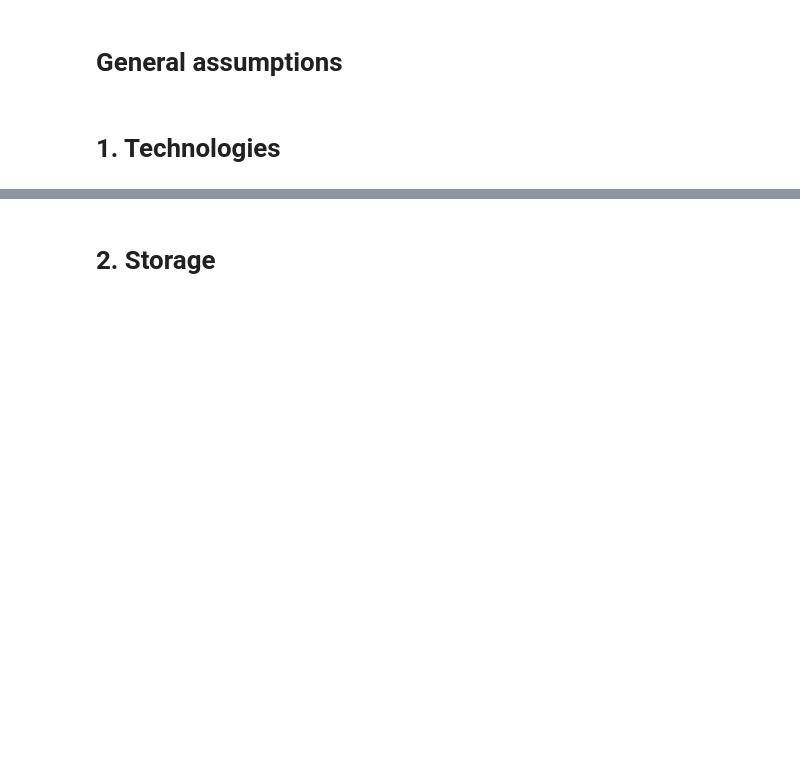
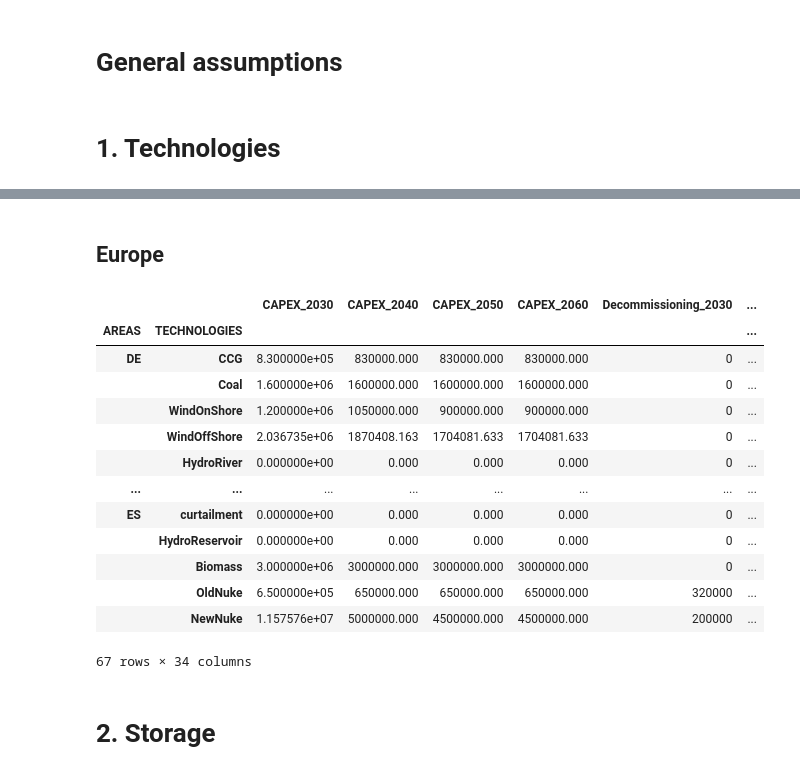
Before and after one commit to robingirard/Energy-Alternatives-Planning, a Jupyter notebook: SujetsDAnalyses/Belfort/Parameters_settings.ipynb, the cells around one changed output, grey strips where cells are left out. Cells and saved outputs as stored; diff of their text form; code cells hidden in the pictures; blank space fills up the shorter version.

```diff
--- a/SujetsDAnalyses/Belfort/Parameters_settings.ipynb
+++ b/SujetsDAnalyses/Belfort/Parameters_settings.ipynb
@@ -53,3 +57,24 @@ for year in [2030,2040,2050,2060]:
     for prod_hyp in ['nuclear_plus','nuclear_minus','100_enr']:
         df_tech=tech_tab(Technos_df,year,prod_hyp)
         df_tech.to_csv(Input_folder+"Technos_"+str(year)+"_"+prod_hyp+".csv",sep=";",decimal=",")
+# %% [markdown]
+## Europe
+# %%
+Input_folder="Data/input/Prod_model/Prod_Europe/"
+Technos_df=pd.read_csv(Input_folder+"Technos_Europe.csv",sep=";",decimal=",").set_index(["AREAS","TECHNOLOGIES"])
+Technos_df
+# %% [output]
+|  |  | CAPEX_2030 | CAPEX_2040 | CAPEX_2050 | CAPEX_2060 | Decommissioning_2030 | ... |
+| AREAS | TECHNOLOGIES |  |  |  |  |  | ... |
+| DE | CCG | 8.300000e+05 | 830000.000 | 830000.000 | 830000.000 | 0 | ... |
+|  | Coal | 1.600000e+06 | 1600000.000 | 1600000.000 | 1600000.000 | 0 | ... |
+|  | WindOnShore | 1.200000e+06 | 1050000.000 | 900000.000 | 900000.000 | 0 | ... |
+|  | WindOffShore | 2.036735e+06 | 1870408.163 | 1704081.633 | 1704081.633 | 0 | ... |
+|  | HydroRiver | 0.000000e+00 | 0.000 | 0.000 | 0.000 | 0 | ... |
+| ... | ... | ... | ... | ... | ... | ... | ... |
+| ES | curtailment | 0.000000e+00 | 0.000 | 0.000 | 0.000 | 0 | ... |
+|  | HydroReservoir | 0.000000e+00 | 0.000 | 0.000 | 0.000 | 0 | ... |
+|  | Biomass | 3.000000e+06 | 3000000.000 | 3000000.000 | 3000000.000 | 0 | ... |
+|  | OldNuke | 6.500000e+05 | 650000.000 | 650000.000 | 650000.000 | 320000 | ... |
+|  | NewNuke | 1.157576e+07 | 5000000.000 | 4500000.000 | 4500000.000 | 200000 | ... |
+67 rows × 34 columns
```
Also changed, not shown: parts of 10 cells of this notebook, 44 other files.
